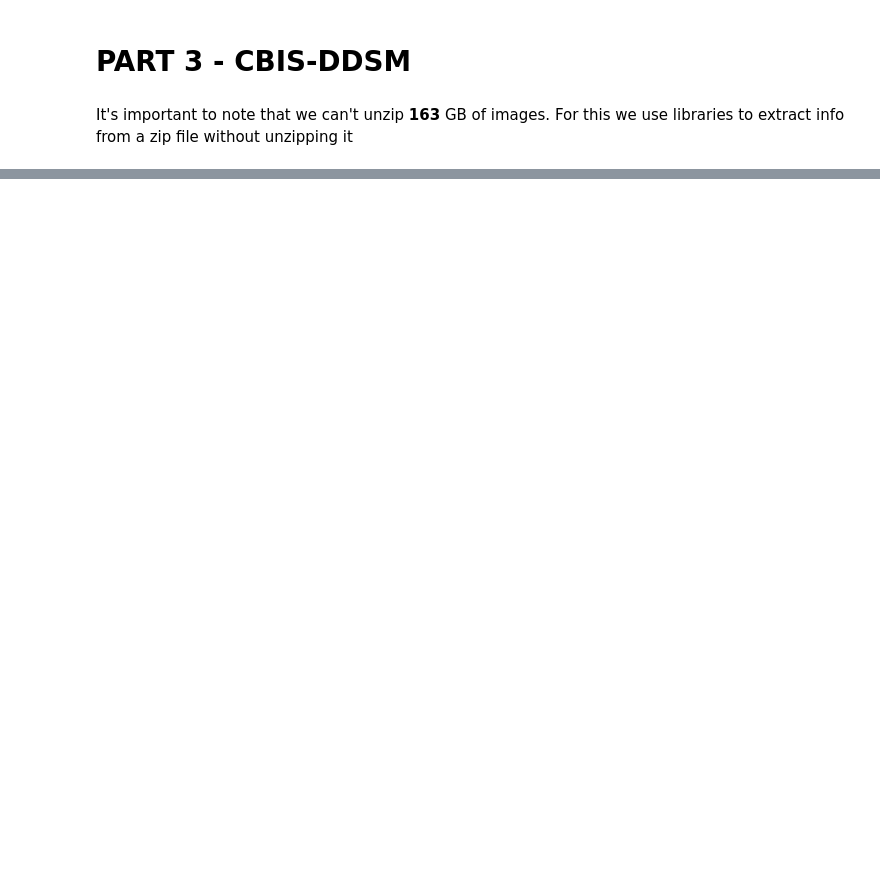
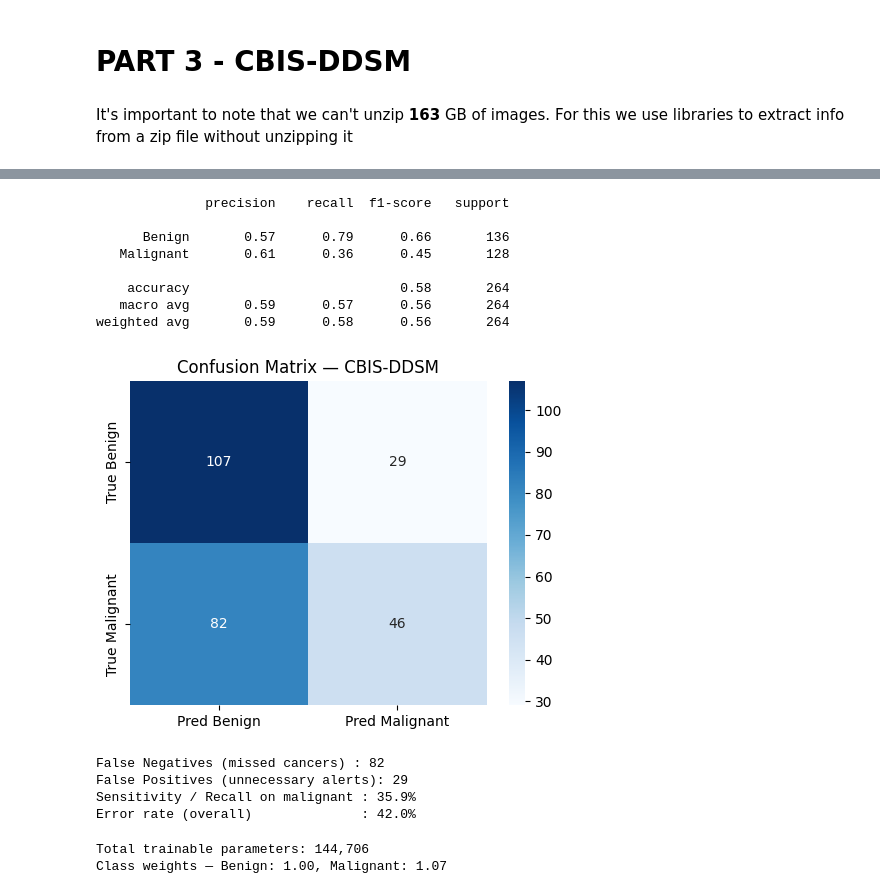
Before and after one commit to Graim-lee/From-analysing-digits-to-identifying-cancer, a Jupyter notebook: main.ipynb, the cells around one changed output, grey strips where cells are left out. Cells and saved outputs as stored; diff of their text form; code cells hidden in the pictures; blank space fills up the shorter version.

```diff
--- a/main.ipynb
+++ b/main.ipynb
@@ -1539,0 +1914,17 @@ plot_mammogram_grid(df_mass, zip_jpeg_lookup, ZIP_FILENAME, num_images=8)
+# %%
+device = torch.device("cuda" if torch.cuda.is_available() else "cpu")
+print(f"Using device: {device}")
+
+# Reshape from (N, 16384) → (N, 1, 128, 128)
+X_train_t = torch.tensor(X_train_med.reshape(-1, 1, 128, 128), dtype=torch.float32)
+X_test_t  = torch.tensor(X_test_med.reshape(-1, 1, 128, 128),  dtype=torch.float32)
+y_train_t = torch.tensor(y_train_med, dtype=torch.long)
+y_test_t  = torch.tensor(y_test_med,  dtype=torch.long)
+
+train_ds = TensorDataset(X_train_t, y_train_t)
+test_ds  = TensorDataset(X_test_t,  y_test_t)
+train_ld = DataLoader(train_ds, batch_size=32, shuffle=True)
+test_ld  = DataLoader(test_ds,  batch_size=32, shuffle=False)
+
+# Check class balance
+print(f"Benign (0): {(y_train_med==0).sum()} | Malignant (1): {(y_train_med==1).sum()}")
@@ -1539,0 +2009,45 @@ plot_mammogram_grid(df_mass, zip_jpeg_lookup, ZIP_FILENAME, num_images=8)
+# %%
+import seaborn as sns
+from sklearn.metrics import confusion_matrix, classification_report
+
+mammo_model.eval()
+all_preds, all_labels = [], []
+
+with torch.no_grad():
+    for imgs, labels in test_ld:
+        preds = mammo_model(imgs.to(device)).argmax(dim=1).cpu()
+        all_preds.extend(preds.numpy())
+        all_labels.extend(labels.numpy())
+
+# Confusion matrix
+cm = confusion_matrix(all_labels, all_preds)
+print(classification_report(all_labels, all_preds, target_names=["Benign", "Malignant"]))
+
+fig, ax = plt.subplots(figsize=(5, 4))
+sns.heatmap(cm, annot=True, fmt='d', cmap='Blues',
+            xticklabels=["Pred Benign", "Pred Malignant"],
+            yticklabels=["True Benign", "True Malignant"])
+ax.set_title("Confusion Matrix — CBIS-DDSM")
+plt.tight_layout()
+plt.show()
+
+# Key medical metrics
+tn, fp, fn, tp = cm.ravel()
+print(f"\nFalse Negatives (missed cancers) : {fn}")
+print(f"False Positives (unnecessary alerts): {fp}")
+print(f"Sensitivity / Recall on malignant : {tp/(tp+fn)*100:.1f}%")
+print(f"Error rate (overall)              : {(fn+fp)/len(all_labels)*100:.1f}%")
+# %% [output]
+              precision    recall  f1-score   support
+
+      Benign       0.57      0.79      0.66       136
+   Malignant       0.61      0.36      0.45       128
+
+    accuracy                           0.58       264
+   macro avg       0.59      0.57      0.56       264
+weighted avg       0.59      0.58      0.56       264
+[figure, added]
+False Negatives (missed cancers) : 82
+False Positives (unnecessary alerts): 29
+Sensitivity / Recall on malignant : 35.9%
+Error rate (overall)              : 42.0%
@@ -1539,0 +2082,16 @@ plot_mammogram_grid(df_mass, zip_jpeg_lookup, ZIP_FILENAME, num_images=8)
+# %%
+# Class imbalance weight: penalise missed malignant cases more
+n_benign    = (y_train_med == 0).sum()
+n_malignant = (y_train_med == 1).sum()
+class_weight = torch.tensor([1.0, n_benign / n_malignant], dtype=torch.float32).to(device)
+
+mammo_model_batch     = MammoCNNBatch().to(device)
+criterion       = nn.CrossEntropyLoss(weight=class_weight)
+optimizer       = optim.Adam(mammo_model_batch.parameters(), lr=1e-4)
+
+total_params = sum(p.numel() for p in mammo_model_batch.parameters() if p.requires_grad)
+print(f"Total trainable parameters: {total_params:,}")
+print(f"Class weights — Benign: {class_weight[0]:.2f}, Malignant: {class_weight[1]:.2f}")
+# %% [output]
+Total trainable parameters: 144,706
+Class weights — Benign: 1.00, Malignant: 1.07
```
Also changed, not shown: parts of 27 cells of this notebook.
